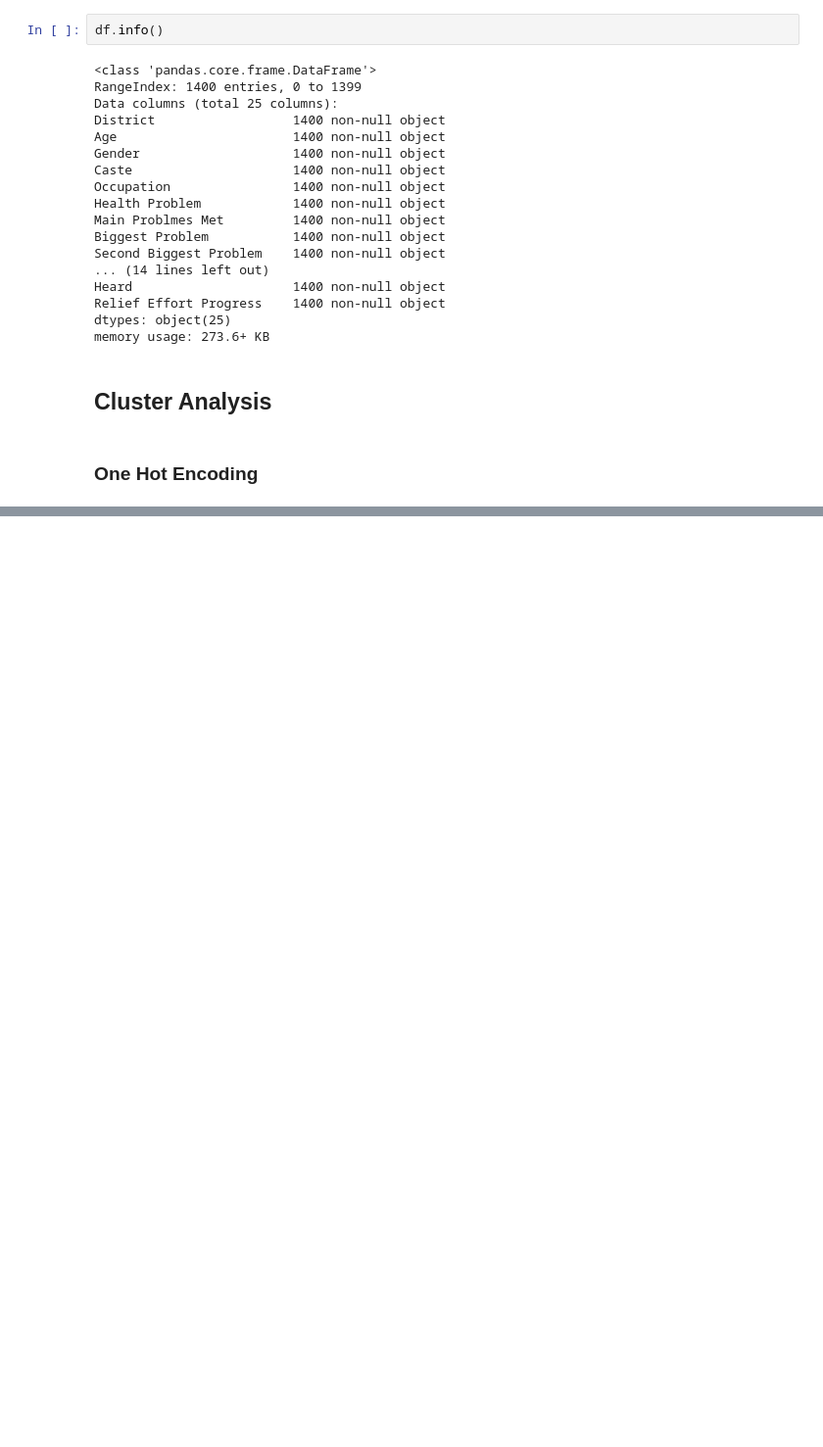
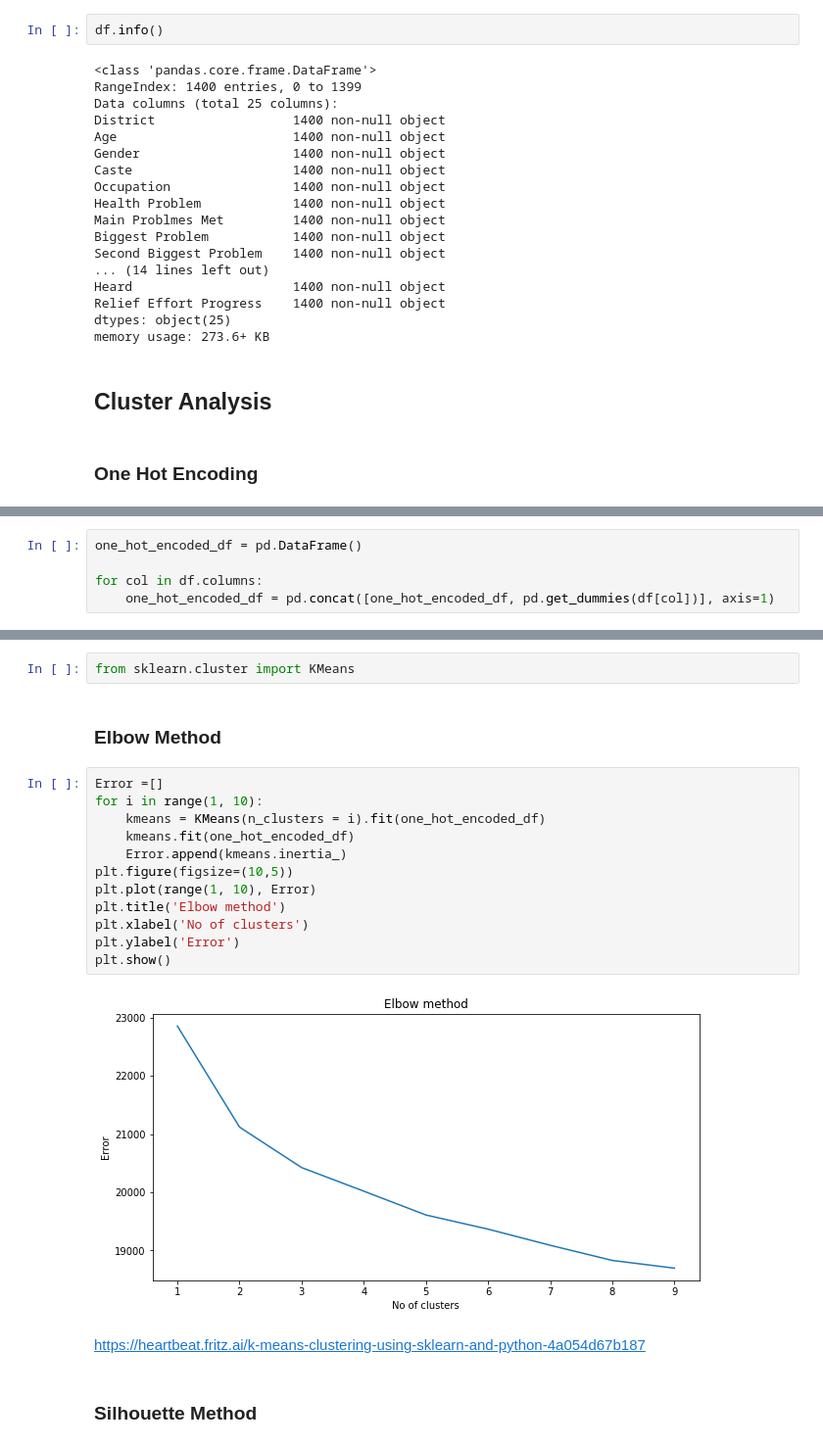
Before and after one commit to ashar130/Impacts-of-the-2015-Nepal-Earthquake, a Jupyter notebook: Impacts of the 2015 Nepal Earthquake.ipynb, the cells around one changed output, grey strips where cells are left out. Shown: that part at 98% size. Cells and saved outputs as stored; diff of their text form; blank space fills up the shorter version.

Commit message:
Cluster Analysis

```diff
--- a/Impacts of the 2015 Nepal Earthquake.ipynb
+++ b/Impacts of the 2015 Nepal Earthquake.ipynb
@@ -293,0 +290,5 @@ pd.concat([pd.get_dummies(df['District']), pd.get_dummies(df['Age']), pd.get_dum
+# %%
+one_hot_encoded_df = pd.DataFrame()
+
+for col in df.columns:
+    one_hot_encoded_df = pd.concat([one_hot_encoded_df, pd.get_dummies(df[col])], axis=1)
@@ -293,0 +305,22 @@ pd.concat([pd.get_dummies(df['District']), pd.get_dummies(df['Age']), pd.get_dum
+# %%
+from sklearn.cluster import KMeans
+# %% [markdown]
+<h3> Elbow Method </h3>
+# %%
+Error =[]
+for i in range(1, 10):
+    kmeans = KMeans(n_clusters = i).fit(one_hot_encoded_df)
+    kmeans.fit(one_hot_encoded_df)
+    Error.append(kmeans.inertia_)
+plt.figure(figsize=(10,5))
+plt.plot(range(1, 10), Error)
+plt.title('Elbow method')
+plt.xlabel('No of clusters')
+plt.ylabel('Error')
+plt.show()
+# %% [output]
+[figure, added]
+# %% [markdown]
+https://heartbeat.fritz.ai/k-means-clustering-using-sklearn-and-python-4a054d67b187
+# %% [markdown]
+<h3> Silhouette Method </h3>
```
Also changed, not shown: parts of 17 cells of this notebook.
